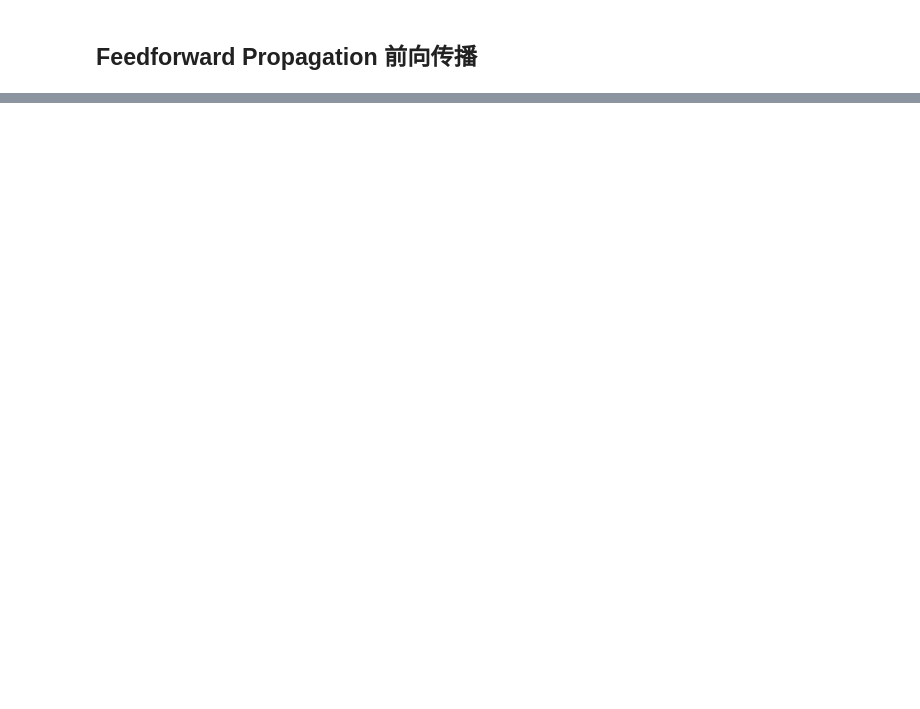
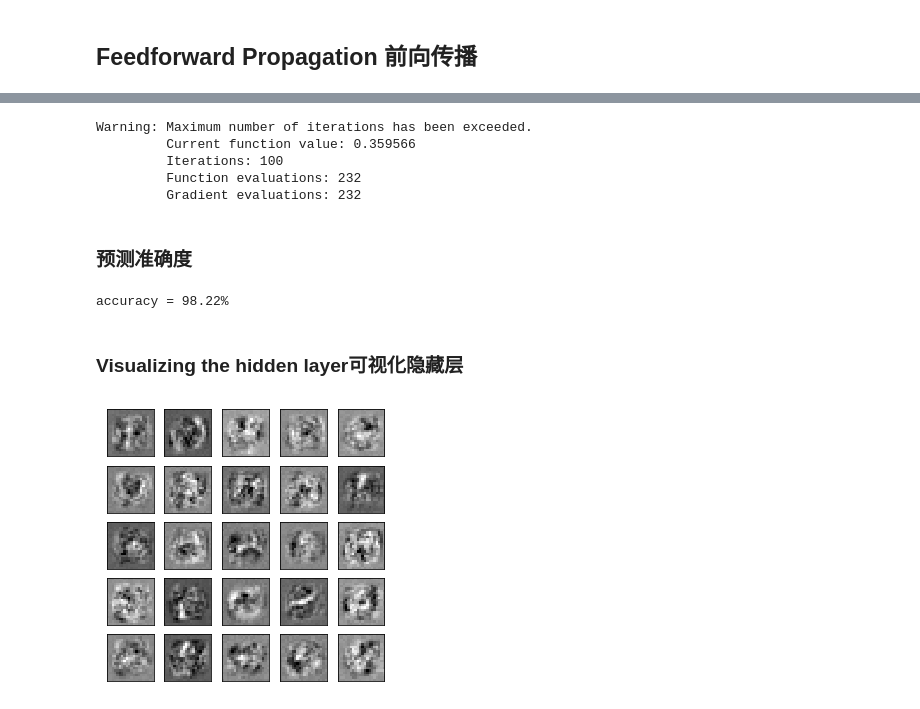
Before and after one commit to sherlockHSY/CourseML_Homework, a Jupyter notebook: ex4-Neural Networks Learning/my_ex4.ipynb, the cells around one changed output, grey strips where cells are left out. Saved outputs shown, nothing was run; the diff lists cells and outputs as text; code cells hidden in the pictures; blank space fills up the shorter version.

```diff
--- a/ex4-Neural Networks Learning/my_ex4.ipynb
+++ b/ex4-Neural Networks Learning/my_ex4.ipynb
@@ -102,0 +260,50 @@ def FP(X, theta_list):
+# %%
+def fmincg_nn(X,y,init_theta,mylambda=0.):
+    res = opt.fmin_cg(f=nnCostFunction,
+                      x0=init_theta,
+                      fprime=backPropagate,
+                      args=(X, y,mylambda),
+                      maxiter=100,
+                      full_output=True)
+    return res[0]
+# %%
+final_theta = fmincg_nn(X,y_onehot,init_theta,1.)
+# %% [output]
+Warning: Maximum number of iterations has been exceeded.
+         Current function value: 0.359566
+         Iterations: 100
+         Function evaluations: 232
+         Gradient evaluations: 232
+# %% [markdown]
+### 预测准确度
+# %%
+final_theta_list = reshape_theta(final_theta)
+z_a_list,pred = FP(X, final_theta_list)
+# 注意这里是和没经过onehot编码的y进行比较
+correct = [1 if a == b else 0 for (a, b) in zip(pred,y)]
+accuracy = (sum(map(int, correct)) / float(len(correct)))
+print ('accuracy = {0}%'.format(accuracy * 100))
+# %% [output]
+accuracy = 98.22%
+# %% [markdown]
+### Visualizing the hidden layer可视化隐藏层
+# %%
+def plot_hidden_layer(final_theta):
+    final_theta_list = reshape_theta(final_theta)
+    final_theta1 = final_theta_list[0]
+    final_theta2 = final_theta_list[1]
+    hidden_layer = final_theta1[:, 1:]  # ger rid of bias term theta
+
+    fig, ax_array = plt.subplots(nrows=5, ncols=5, sharey=True, sharex=True, figsize=(5, 5))
+
+    for r in range(5):
+        for c in range(5):
+            ax_array[r, c].matshow(hidden_layer[5 * r + c].reshape((20, 20)),
+                                   cmap=matplotlib.cm.binary)
+            plt.xticks(np.array([]))
+            plt.yticks(np.array([]))
+# %%
+plot_hidden_layer(final_theta)
+plt.show()
+# %% [output]
+[figure, added]
```
Also changed, not shown: parts of 26 cells of this notebook, 5 other files.
